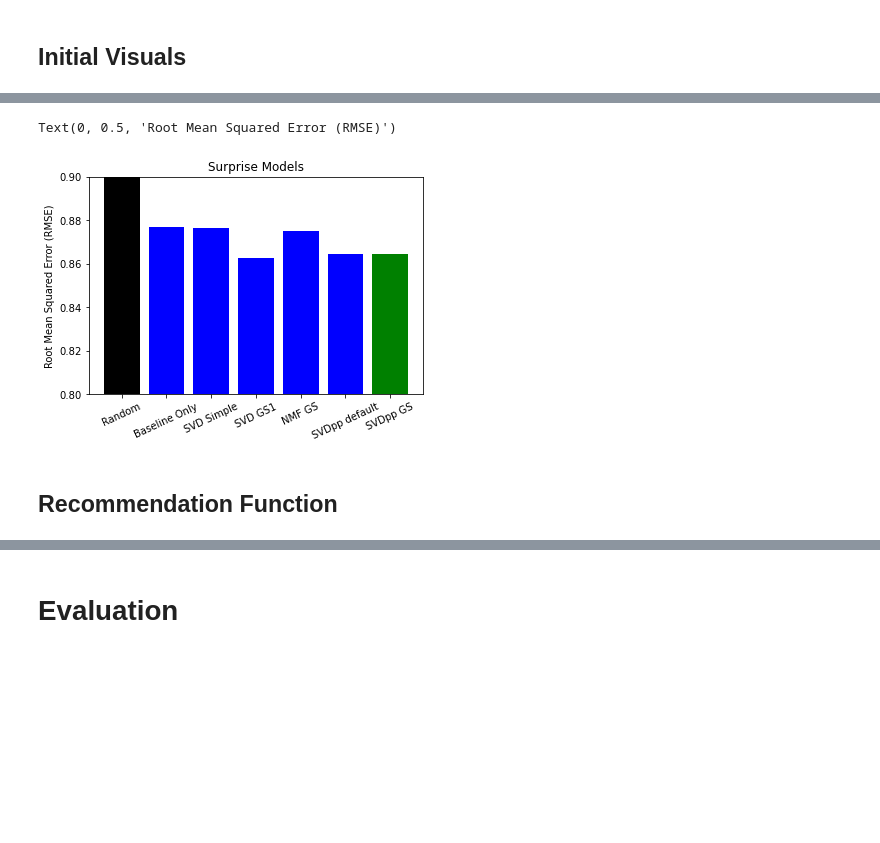
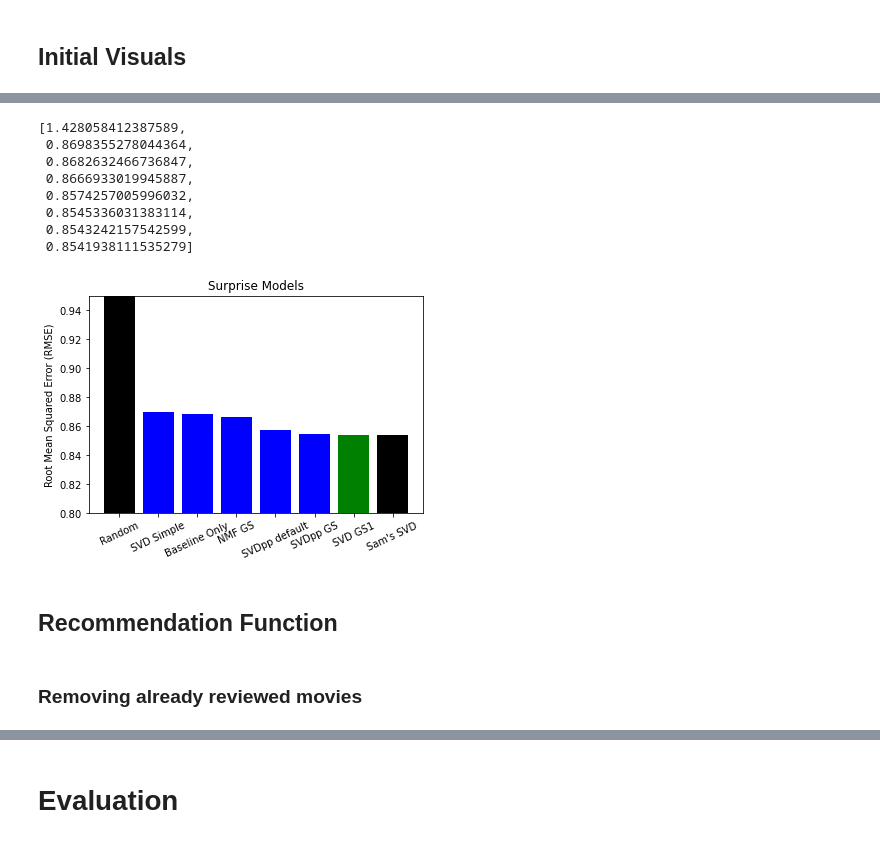
Before and after one commit to mccafj/MovieLens-Recommendation-System, a Jupyter notebook: jons_notebook.ipynb, the cells around one changed output, grey strips where cells are left out. Saved outputs shown, nothing was run; the diff lists cells and outputs as text; code cells hidden in the pictures; blank space fills up the shorter version.

```diff
--- a/jons_notebook.ipynb
+++ b/jons_notebook.ipynb
@@ -443,0 +449,7 @@ Test time         0.27    0.27    0.27    0.27    0.00
+# %%
+# Sam's best SVD model so far
+
+svd_sam = SVD(n_factors=30, n_epochs=30, lr_all=0.01, reg_all=0.1, random_state=10)
+svd_sam.fit(trainset)
+predictions = svd_sam.test(testset)
+svd_sam_1 = accuracy.rmse(predictions)
@@ -571,5 +599,5 @@ Test time         13.46   12.62   12.85   12.98   0.35
 # %% [markdown]
 ## Initial Visuals
 # %%
-X = ['Random', 'Baseline Only', 'SVD Simple', 'SVD GS1', 'NMF GS', 'SVDpp default', 'SVDpp GS']
-y = [baseline_normal, baseline_only, svd_simple, svd_gs1, nmf_gs, svdpp_default, svdpp_gs]
+X = ['Random', 'SVD Simple', 'Baseline Only', 'NMF GS', 'SVDpp default', 'SVDpp GS', 'SVD GS1', "Sam's SVD"]
+y = [baseline_normal, baseline_only, svd_simple, svd_gs1, nmf_gs, svdpp_default, svdpp_gs, svd_sam_1]
@@ -576,15 +623,27 @@ y = [baseline_normal, baseline_only, svd_simple, svd_gs1, nmf_gs, svdpp_default,
+# %%
+y_sort = sorted(y, reverse=True)
+# %%
+y_sort
+# %% [output]
+[1.428058412387589,
+ 0.8698355278044364,
+ 0.8682632466736847,
+ 0.8666933019945887,
+ 0.8574257005996032,
+ 0.8545336031383114,
+ 0.8543242157542599,
+ 0.8541938111535279]
 # %%
 fig, ax = plt.subplots()
-plt.bar(X, y, color=['black', 'blue', 'blue', 'blue', 'blue', 'blue', 'green'])
+plt.bar(X, y_sort, color=['black', 'blue', 'blue', 'blue', 'blue', 'blue', 'green'])
 plt.xticks(rotation=25)
-plt.ylim(0.8, .9)
+plt.ylim(0.8, 0.95)
 plt.grid(False)
 ax.set_title("Surprise Models")
 plt.ylabel('Root Mean Squared Error (RMSE)')
-# plt.savefig('Images/Model_bar.png', dpi=300, bbox_inches='tight');
+plt.savefig('images/suprise_models_bar.png', dpi=300, bbox_inches='tight');
 # %% [output]
-Text(0, 0.5, 'Root Mean Squared Error (RMSE)')
-[figure, old version]
+[figure, new version]
 # %% [markdown]
 ## Recommendation Function
 # %%
@@ -598,0 +654,2 @@ svdpp_gs_model.fit(final_model_train)
+# %% [markdown]
+### Removing already reviewed movies
```
Also changed, not shown: parts of 77 cells of this notebook.
